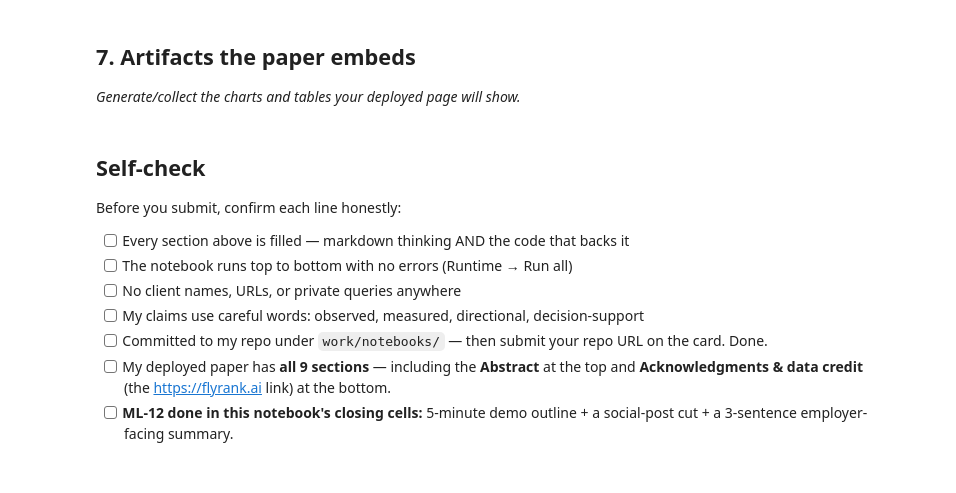
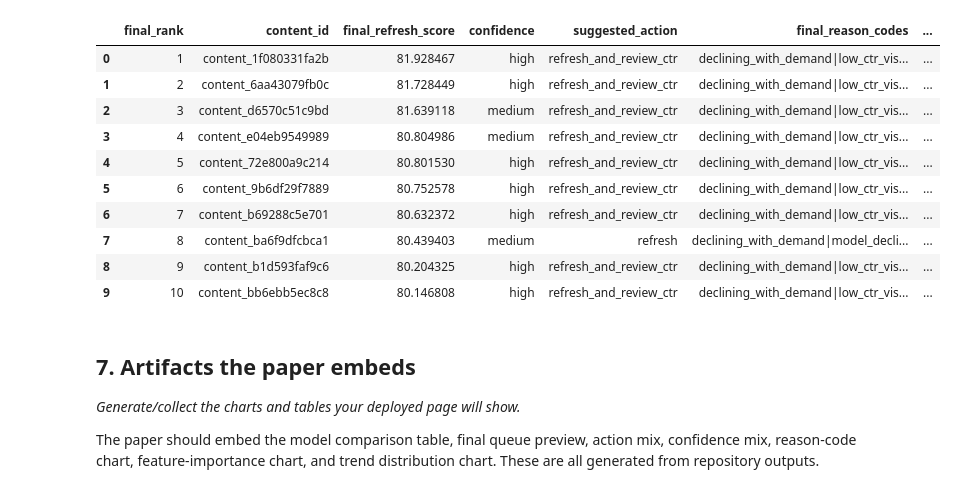
Before and after one commit to SDlel/ml-assignments, a Jupyter notebook: work/notebooks/capstone.ipynb, the cells around one changed output. Cells and saved outputs as stored; diff of their text form; code cells hidden in the pictures.

```diff
--- a/work/notebooks/capstone.ipynb
+++ b/work/notebooks/capstone.ipynb
@@ -20,0 +15,37 @@ This skeleton is yours to fill. Work the sections **in order** — each one has
+# %%
+from pathlib import Path
+import json
+import shutil
+import subprocess
+import sys
+
+import numpy as np
+import pandas as pd
+
+ROOT = Path.cwd()
+if not (ROOT / "scripts").exists():
+    ROOT = next(parent for parent in Path.cwd().parents if (parent / "scripts").exists())
+
+WORK_OUTPUTS = ROOT / "work" / "outputs"
+WORK_OUTPUTS.mkdir(parents=True, exist_ok=True)
+
+sys.path.insert(0, str(ROOT / "scripts"))
+from ml_utils import display_path
+
+
+def run_script(script_name):
+    subprocess.run([sys.executable, str(ROOT / "scripts" / script_name)], cwd=ROOT, check=True)
+
+for script in ["01_prepare_features.py", "02_baseline_score.py", "03_train_model.py", "04_evaluate_and_export.py"]:
+    run_script(script)
+
+summary = json.loads((ROOT / "outputs" / "summary.json").read_text())
+model_results = json.loads((ROOT / "outputs" / "model_results.json").read_text())
+feature_meta = json.loads((ROOT / "data" / "processed" / "feature_metadata.json").read_text())
+queue = pd.read_csv(ROOT / "outputs" / "refresh_queue.csv")
+
+pd.DataFrame([
+    {"item": "rows scored", "value": summary["rows_scored"]},
+    {"item": "best model", "value": summary["best_model"]},
+    {"item": "queue output", "value": summary["queue_output"]},
+])
@@ -33,16 +161,25 @@ This skeleton is yours to fill. Work the sections **in order** — each one has
+# %%
+recommendations = queue.head(20)[[
+    "final_rank", "content_id", "final_refresh_score", "confidence", "suggested_action",
+    "final_reason_codes", "impressions_90d", "sessions_90d", "trend_direction",
+]].copy()
+recommendations.to_csv(WORK_OUTPUTS / "capstone_top_recommendations.csv", index=False)
+recommendations.head(10)
+# %% [output]
+|  | final_rank | content_id | final_refresh_score | confidence | suggested_action | final_reason_codes | ... |
+| 0 | 1 | content_1f080331fa2b | 81.928467 | high | refresh_and_review_ctr | declining_with_demand|low_ctr_vis... | ... |
+| 1 | 2 | content_6aa43079fb0c | 81.728449 | high | refresh_and_review_ctr | declining_with_demand|low_ctr_vis... | ... |
+| 2 | 3 | content_d6570c51c9bd | 81.639118 | medium | refresh_and_review_ctr | declining_with_demand|low_ctr_vis... | ... |
+| 3 | 4 | content_e04eb9549989 | 80.804986 | medium | refresh_and_review_ctr | declining_with_demand|low_ctr_vis... | ... |
+| 4 | 5 | content_72e800a9c214 | 80.801530 | high | refresh_and_review_ctr | declining_with_demand|low_ctr_vis... | ... |
+| 5 | 6 | content_9b6df29f7889 | 80.752578 | high | refresh_and_review_ctr | declining_with_demand|low_ctr_vis... | ... |
+| 6 | 7 | content_b69288c5e701 | 80.632372 | high | refresh_and_review_ctr | declining_with_demand|low_ctr_vis... | ... |
+| 7 | 8 | content_ba6f9dfcbca1 | 80.439403 | medium | refresh | declining_with_demand|model_decli... | ... |
+| 8 | 9 | content_b1d593faf9c6 | 80.204325 | high | refresh_and_review_ctr | declining_with_demand|low_ctr_vis... | ... |
+| 9 | 10 | content_bb6ebb5ec8c8 | 80.146808 | high | refresh_and_review_ctr | declining_with_demand|low_ctr_vis... | ... |
 # %% [markdown]
 ## 7. Artifacts the paper embeds
 
 *Generate/collect the charts and tables your deployed page will show.*
+
+The paper should embed the model comparison table, final queue preview, action mix, confidence mix, reason-code chart, feature-importance chart, and trend distribution chart. These are all generated from repository outputs.
-# %% [markdown]
-## Self-check
-
-Before you submit, confirm each line honestly:
-
-- [ ] Every section above is filled — markdown thinking AND the code that backs it
-- [ ] The notebook runs top to bottom with no errors (Runtime → Run all)
-- [ ] No client names, URLs, or private queries anywhere
-- [ ] My claims use careful words: observed, measured, directional, decision-support
-- [ ] Committed to my repo under `work/notebooks/` — then submit your repo URL on the card. Done.
-- [ ] My deployed paper has **all 9 sections** — including the **Abstract** at the top and **Acknowledgments & data credit** (the https://flyrank.ai link) at the bottom.
-- [ ] **ML-12 done in this notebook's closing cells:** 5-minute demo outline + a social-post cut + a 3-sentence employer-facing summary.
```
Also changed, not shown: parts of 18 cells of this notebook, 12 other files.
